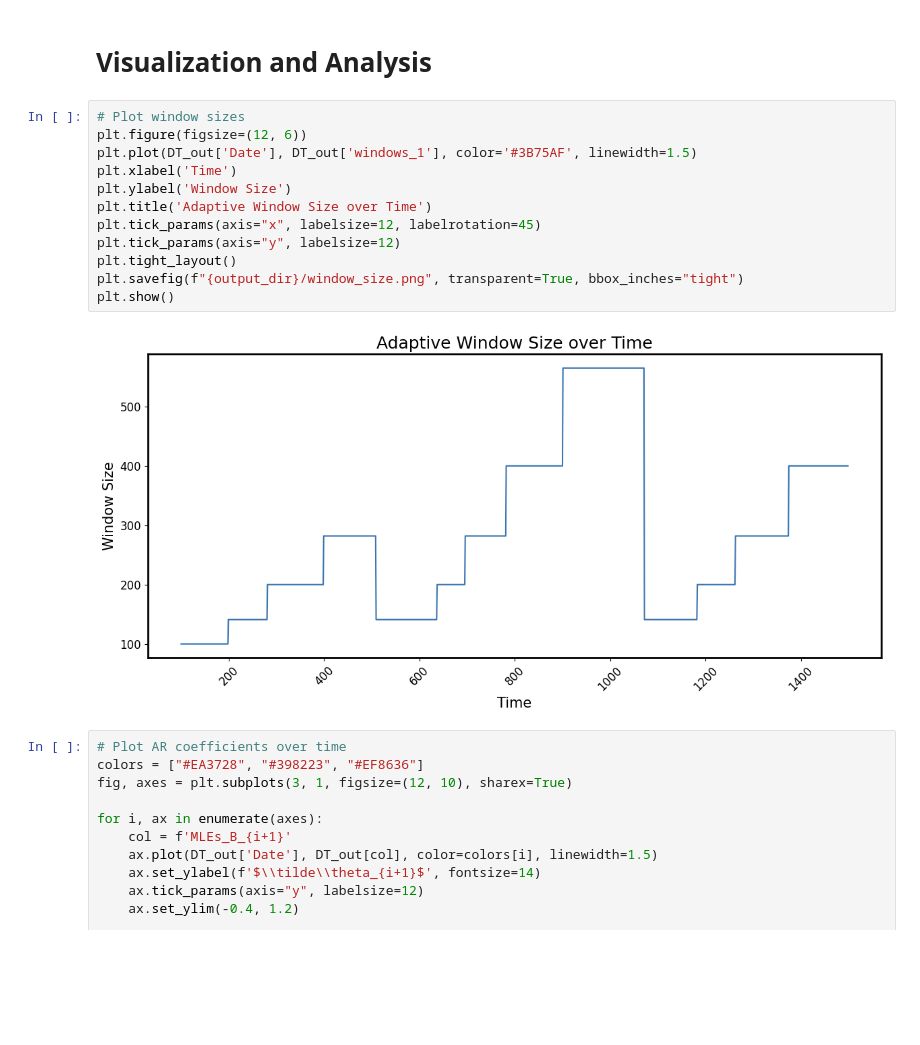
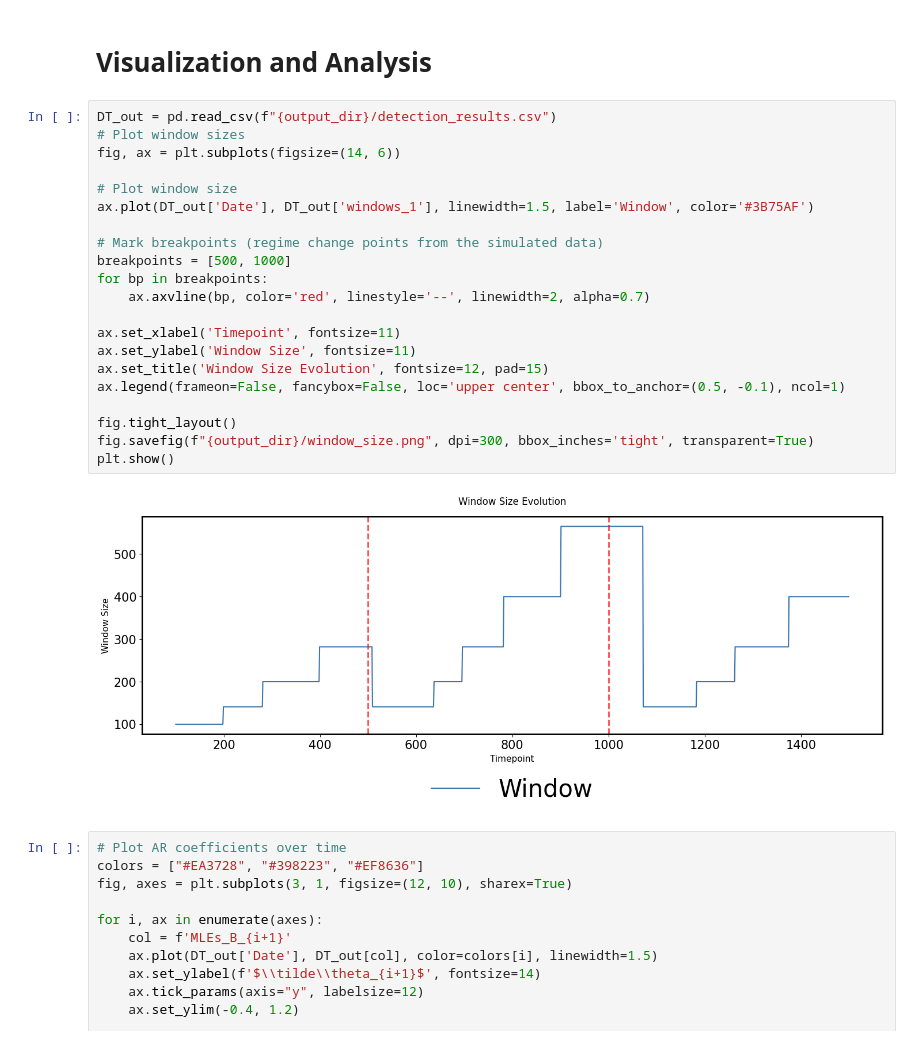
Before and after one commit to QuantLet/LPA_AR, a Jupyter notebook: LPA_AR.ipynb, the cells around one changed output. Cells and saved outputs as stored; diff of their text form; blank space fills up the shorter version.

Commit message:
fix: lpa ar figure

```diff
--- a/LPA_AR.ipynb
+++ b/LPA_AR.ipynb
@@ -796,19 +799,28 @@ Output directory: LPA/Geometric/Jump_1_N0_100/lambda005
 # %% [markdown]
 # Visualization and Analysis
 # %%
+DT_out = pd.read_csv(f"{output_dir}/detection_results.csv")
 # Plot window sizes
-plt.figure(figsize=(12, 6))
-plt.plot(DT_out['Date'], DT_out['windows_1'], color='#3B75AF', linewidth=1.5)
-plt.xlabel('Time')
-plt.ylabel('Window Size')
-plt.title('Adaptive Window Size over Time')
-plt.tick_params(axis="x", labelsize=12, labelrotation=45)
-plt.tick_params(axis="y", labelsize=12)
-plt.tight_layout()
-plt.savefig(f"{output_dir}/window_size.png", transparent=True, bbox_inches="tight")
+fig, ax = plt.subplots(figsize=(14, 6))
+
+# Plot window size
+ax.plot(DT_out['Date'], DT_out['windows_1'], linewidth=1.5, label='Window', color='#3B75AF')
+
+# Mark breakpoints (regime change points from the simulated data)
+breakpoints = [500, 1000]
+for bp in breakpoints:
+    ax.axvline(bp, color='red', linestyle='--', linewidth=2, alpha=0.7)
+
+ax.set_xlabel('Timepoint', fontsize=11)
+ax.set_ylabel('Window Size', fontsize=11)
+ax.set_title('Window Size Evolution', fontsize=12, pad=15)
+ax.legend(frameon=False, fancybox=False, loc='upper center', bbox_to_anchor=(0.5, -0.1), ncol=1)
+
+fig.tight_layout()
+fig.savefig(f"{output_dir}/window_size.png", dpi=300, bbox_inches='tight', transparent=True)
 plt.show()
 # %% [output]
-[figure, old version]
+[figure, new version]
 # %%
 # Plot AR coefficients over time
 colors = ["#EA3728", "#398223", "#EF8636"]
```
Also changed, not shown: parts of 1 cell of this notebook, 3 other files.
